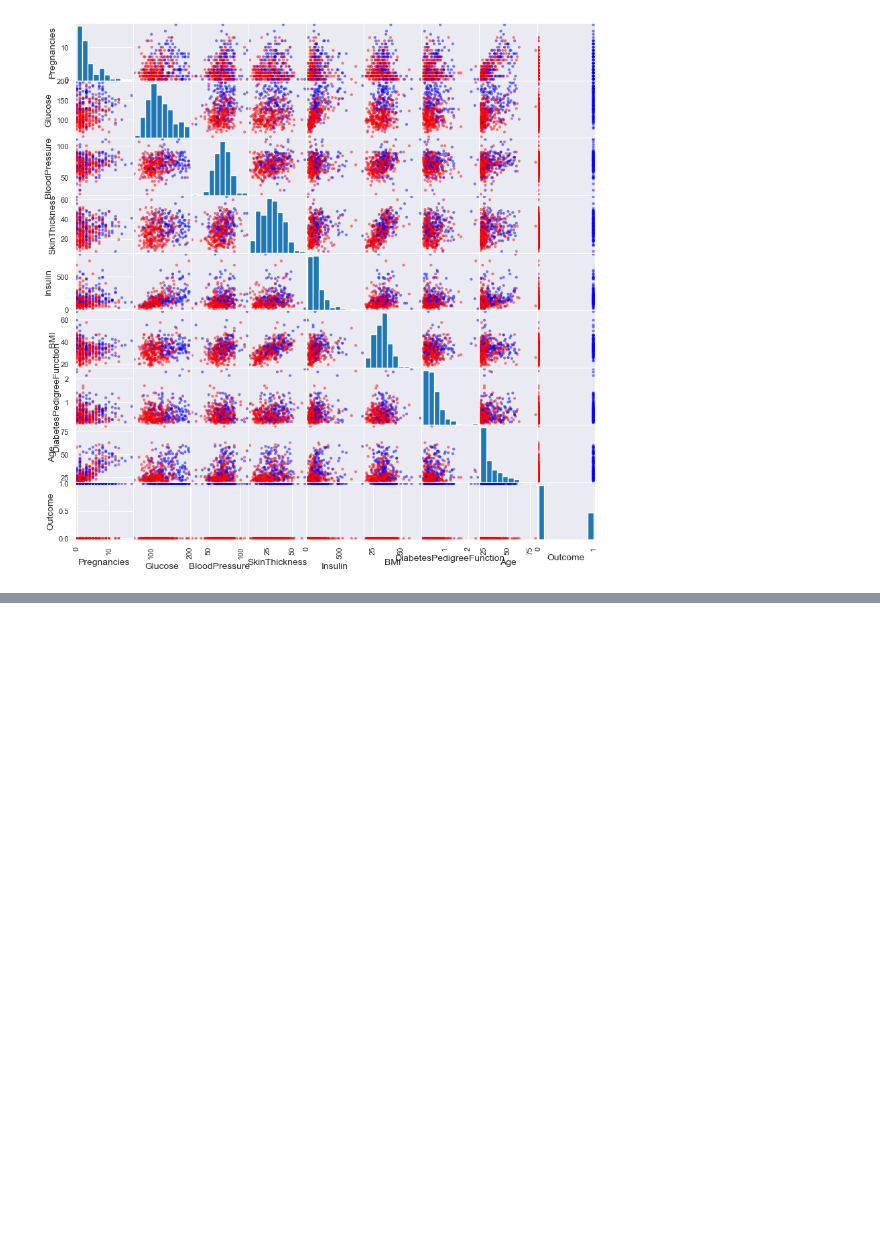
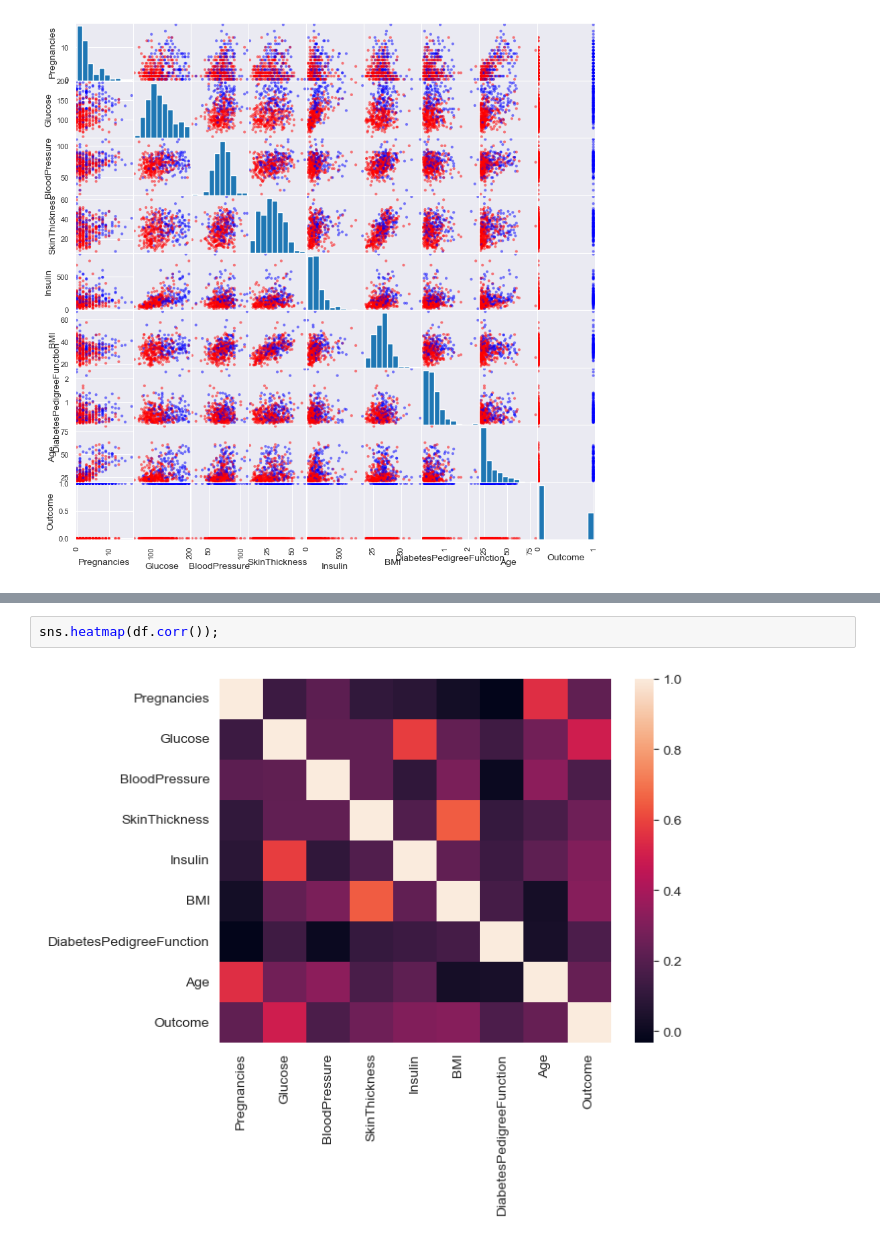
Before and after one commit to aragornestel/python_for_statistics, a Jupyter notebook: 04_ND/n_dimension.ipynb, the cells around one changed output, grey strips where cells are left out. Cells and saved outputs as stored; diff of their text form; blank space fills up the shorter version.

```diff
--- a/04_ND/n_dimension.ipynb
+++ b/04_ND/n_dimension.ipynb
@@ -72,0 +88,4 @@ pd.plotting.scatter_matrix(df2, figsize=(10, 10), c=colors);
+# %%
+sns.heatmap(df.corr());
+# %% [output]
+[figure, added]
```
Also changed, not shown: parts of 3 cells of this notebook.
